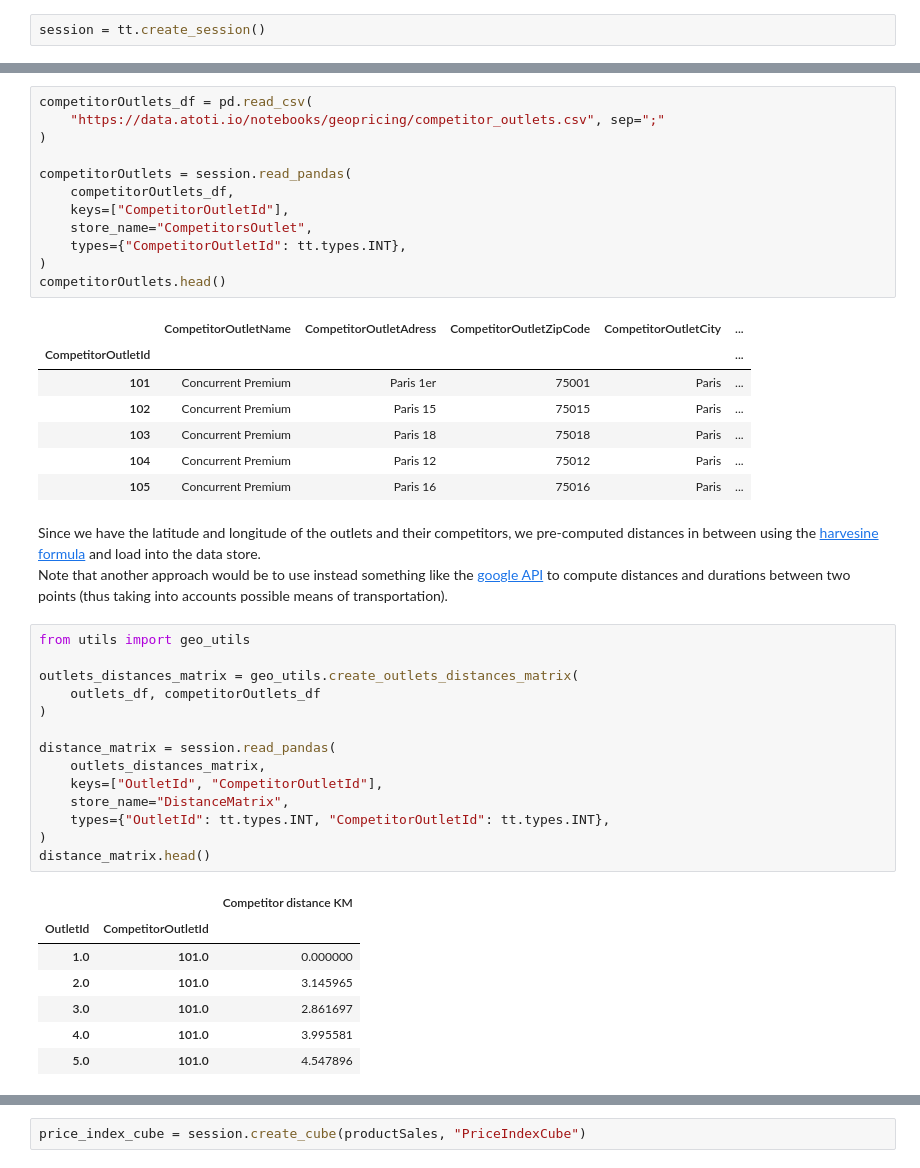
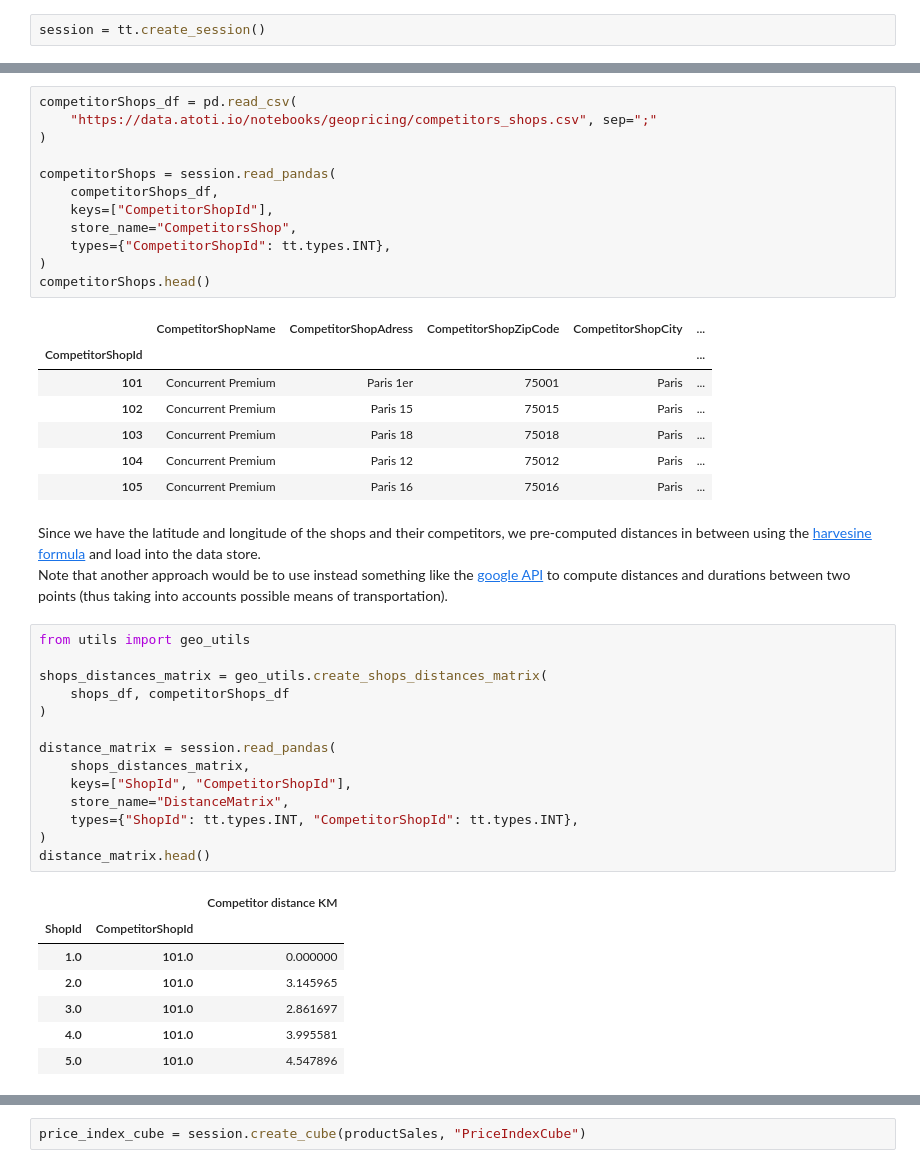
Before and after one commit to atoti/notebooks, a Jupyter notebook: retail/geopricing/main.ipynb, the cells around one changed output, grey strips where cells are left out. Saved outputs shown, nothing was run; the diff lists cells and outputs as text.

```diff
--- a/retail/geopricing/main.ipynb
+++ b/retail/geopricing/main.ipynb
@@ -129,43 +136,43 @@ outlets.head()
 # %%
-competitorOutlets_df = pd.read_csv(
-    "https://data.atoti.io/notebooks/geopricing/competitor_outlets.csv", sep=";"
+competitorShops_df = pd.read_csv(
+    "https://data.atoti.io/notebooks/geopricing/competitors_shops.csv", sep=";"
 )
 
-competitorOutlets = session.read_pandas(
-    competitorOutlets_df,
-    keys=["CompetitorOutletId"],
-    store_name="CompetitorsOutlet",
-    types={"CompetitorOutletId": tt.types.INT},
+competitorShops = session.read_pandas(
+    competitorShops_df,
+    keys=["CompetitorShopId"],
+    store_name="CompetitorsShop",
+    types={"CompetitorShopId": tt.types.INT},
 )
-competitorOutlets.head()
+competitorShops.head()
 # %% [output]
-|  | CompetitorOutletName | CompetitorOutletAdress | CompetitorOutletZipCode | CompetitorOutletCity | ... |
-| CompetitorOutletId |  |  |  |  | ... |
+|  | CompetitorShopName | CompetitorShopAdress | CompetitorShopZipCode | CompetitorShopCity | ... |
+| CompetitorShopId |  |  |  |  | ... |
 | 101 | Concurrent Premium | Paris 1er | 75001 | Paris | ... |
 | 102 | Concurrent Premium | Paris 15 | 75015 | Paris | ... |
 | 103 | Concurrent Premium | Paris 18 | 75018 | Paris | ... |
 | 104 | Concurrent Premium | Paris 12 | 75012 | Paris | ... |
 | 105 | Concurrent Premium | Paris 16 | 75016 | Paris | ... |
 # %% [markdown]
-Since we have the latitude and longitude of the outlets and their competitors, we pre-computed distances in between using the [harvesine formula](https://en.wikipedia.org/wiki/Haversine_formula) and load into the data store.
+Since we have the latitude and longitude of the shops and their competitors, we pre-computed distances in between using the [harvesine formula](https://en.wikipedia.org/wiki/Haversine_formula) and load into the data store.
 Note that another approach would be to use instead something like the [google API](https://developers.google.com/maps/documentation/distance-matrix/intro) to compute distances and durations between two points (thus taking into accounts possible means of transportation).
 # %%
 from utils import geo_utils
 
-outlets_distances_matrix = geo_utils.create_outlets_distances_matrix(
-    outlets_df, competitorOutlets_df
+shops_distances_matrix = geo_utils.create_shops_distances_matrix(
+    shops_df, competitorShops_df
 )
 
 distance_matrix = session.read_pandas(
-    outlets_distances_matrix,
-    keys=["OutletId", "CompetitorOutletId"],
+    shops_distances_matrix,
+    keys=["ShopId", "CompetitorShopId"],
     store_name="DistanceMatrix",
-    types={"OutletId": tt.types.INT, "CompetitorOutletId": tt.types.INT},
+    types={"ShopId": tt.types.INT, "CompetitorShopId": tt.types.INT},
 )
 distance_matrix.head()
 # %% [output]
 |  |  | Competitor distance KM |
-| OutletId | CompetitorOutletId |  |
+| ShopId | CompetitorShopId |  |
 | 1.0 | 101.0 | 0.000000 |
 | 2.0 | 101.0 | 3.145965 |
 | 3.0 | 101.0 | 2.861697 |
```
Also changed, not shown: parts of 48 cells of this notebook, 2 other files.
